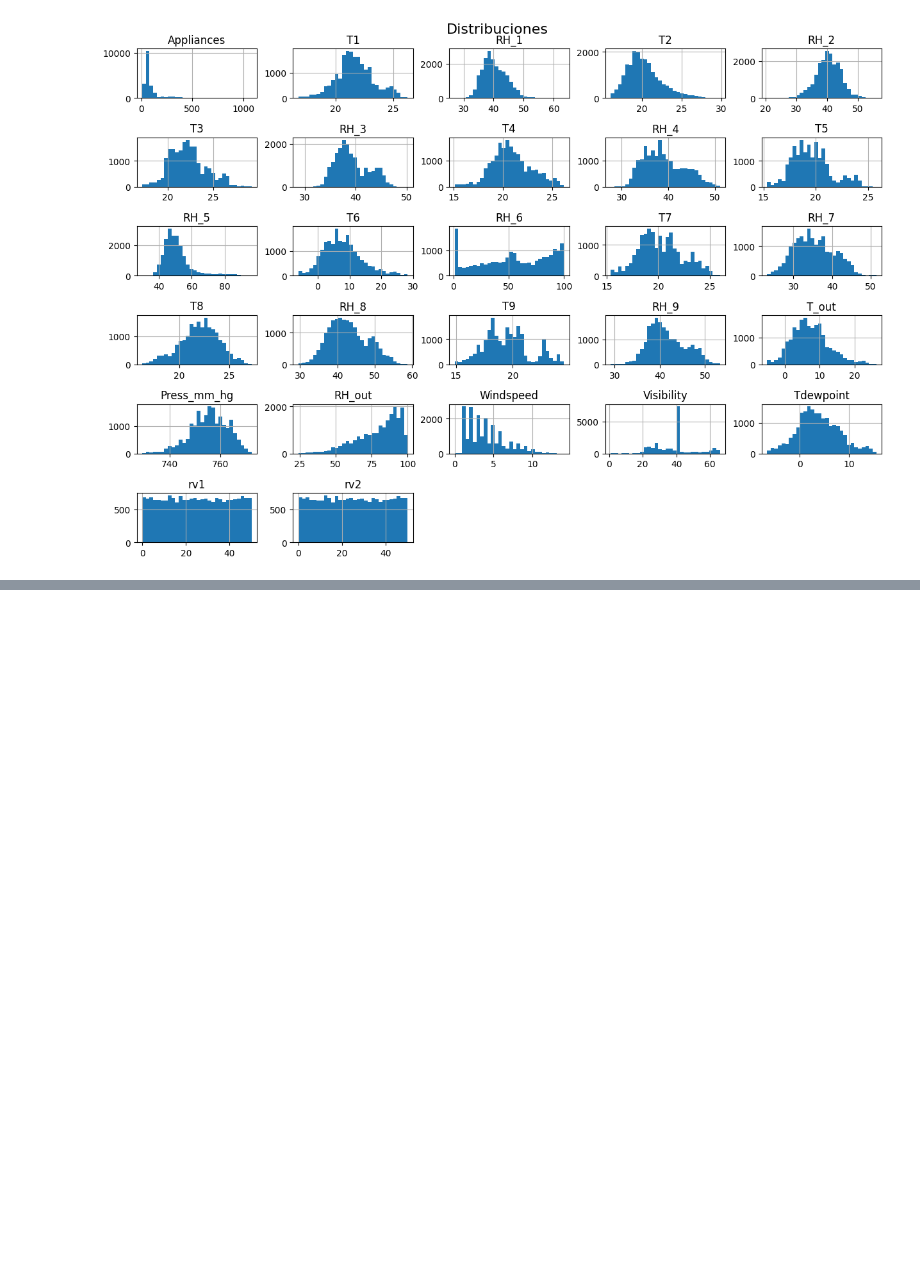
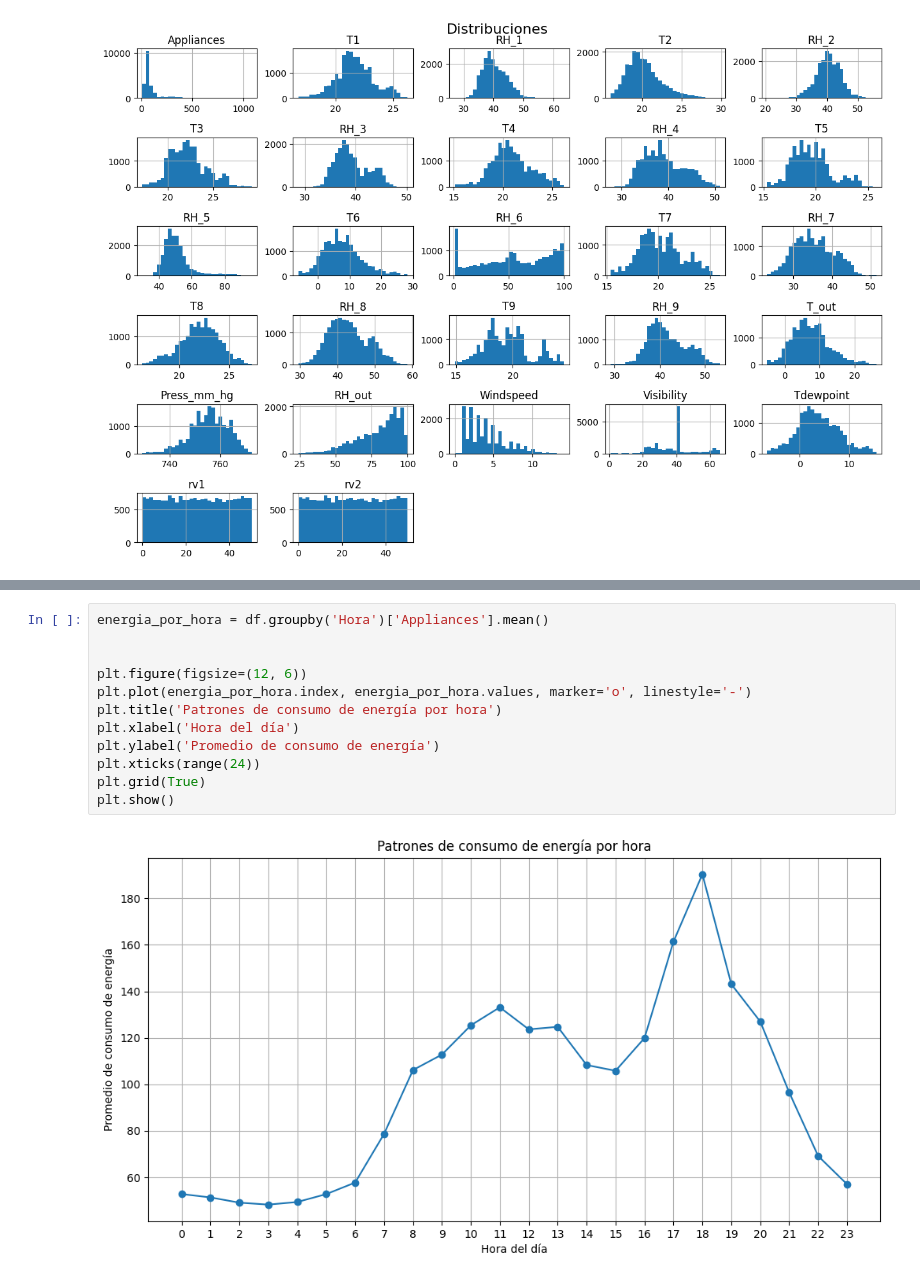
Before and after one commit to Dern965/ProyectoDaad, a Jupyter notebook: Proyecto.ipynb, the cells around one changed output, grey strips where cells are left out. Cells and saved outputs as stored; diff of their text form; blank space fills up the shorter version.

```diff
--- a/Proyecto.ipynb
+++ b/Proyecto.ipynb
@@ -93,0 +125,14 @@ plt.show()
+# %%
+energia_por_hora = df.groupby('Hora')['Appliances'].mean()
+
+
+plt.figure(figsize=(12, 6))
+plt.plot(energia_por_hora.index, energia_por_hora.values, marker='o', linestyle='-')
+plt.title('Patrones de consumo de energía por hora')
+plt.xlabel('Hora del día')
+plt.ylabel('Promedio de consumo de energía')
+plt.xticks(range(24))
+plt.grid(True)
+plt.show()
+# %% [output]
+[figure, added]
```
Also changed, not shown: parts of 13 cells of this notebook.
